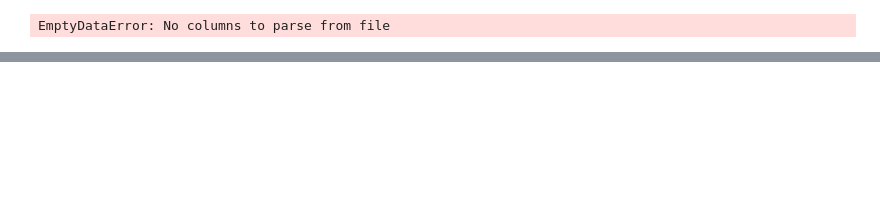
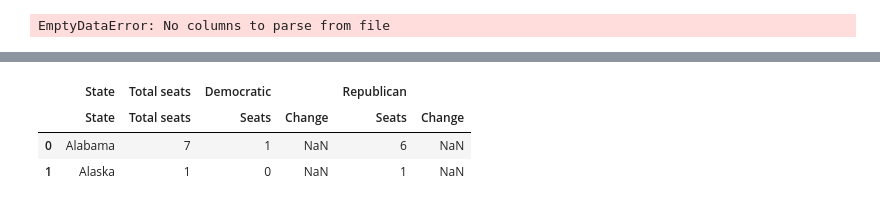
Before and after one commit to nss-data-science-cohort-8/open-secrets-reeses, a Jupyter notebook: notebook/cat_gomez_og.ipynb, the cells around one changed output, grey strips where cells are left out. Saved outputs shown, nothing was run; the diff lists cells and outputs as text; code cells hidden in the pictures; blank space fills up the shorter version.

Commit message:
scrape table from wiki rep page into notebook

```diff
--- a/notebook/cat_gomez_og.ipynb
+++ b/notebook/cat_gomez_og.ipynb
@@ -108,0 +171,12 @@ pull_down_links(url)
+# %%
+# https://en.wikipedia.org/wiki/2020_United_States_House_of_Representatives_elections
+# Number of representatives for each state
+# scrape wiki page - data strings from there and use those strings to interpolate the url through
+
+wiki_rep_url = 'https://en.wikipedia.org/wiki/2020_United_States_House_of_Representatives_elections'
+
+r = requests.get(wiki_rep_url)
+wiki_rep_soup = BeautifulSoup(r.text, features="html.parser")
+
+table_html_rep_wiki = str(wiki_rep_soup.find('table', attrs={'class':['wikitable', 'sortable jquery-tablesorter'], 'style':'text-align:center'}))
+HTML(table_html_rep_wiki)
@@ -108,0 +185,8 @@ pull_down_links(url)
+# %%
+wiki_rep_df = pd.read_html(io.StringIO(str(table_html_rep_wiki)))[0]
+wiki_rep_df.head(2)
+# %% [output]
+|  | State | Total seats | Democratic |  | Republican |  |
+|  | State | Total seats | Seats | Change | Seats | Change |
+| 0 | Alabama | 7 | 1 | NaN | 6 | NaN |
+| 1 | Alaska | 1 | 0 | NaN | 1 | NaN |
```
Also changed, not shown: parts of 15 cells of this notebook.
